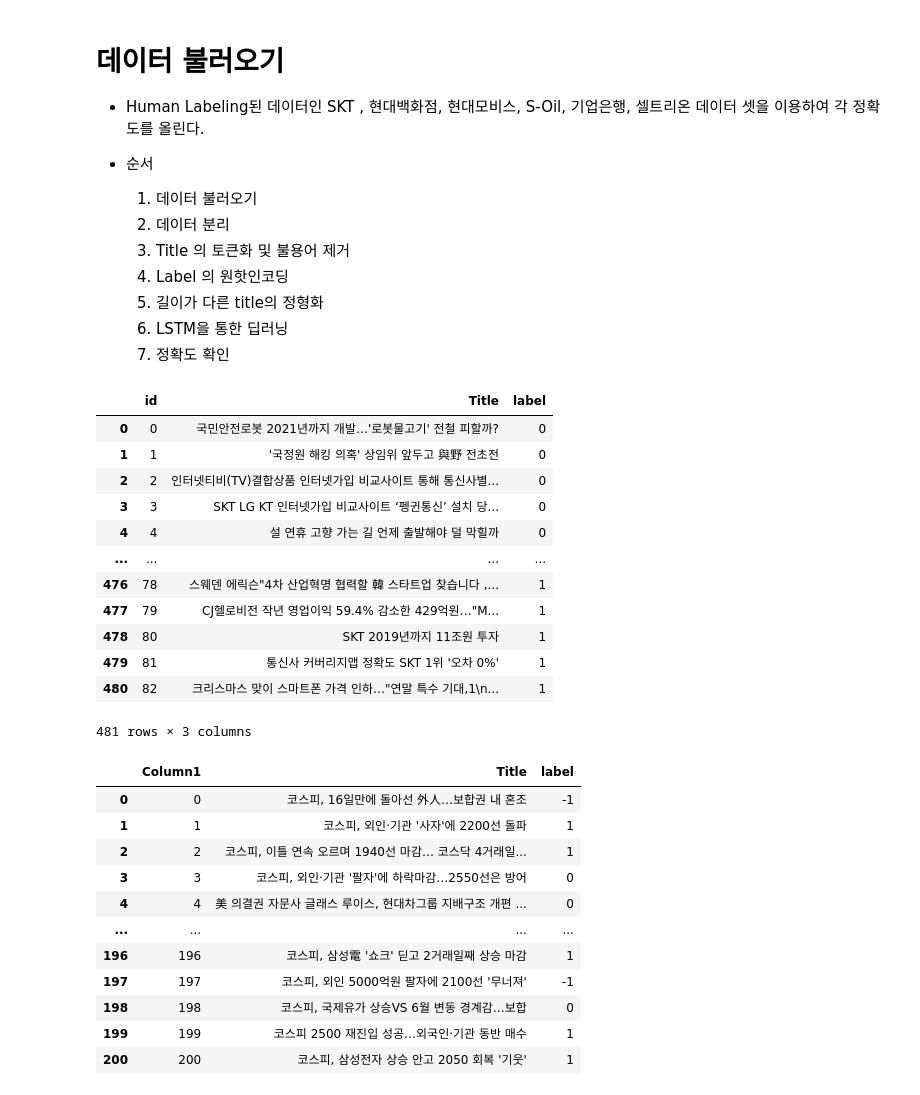
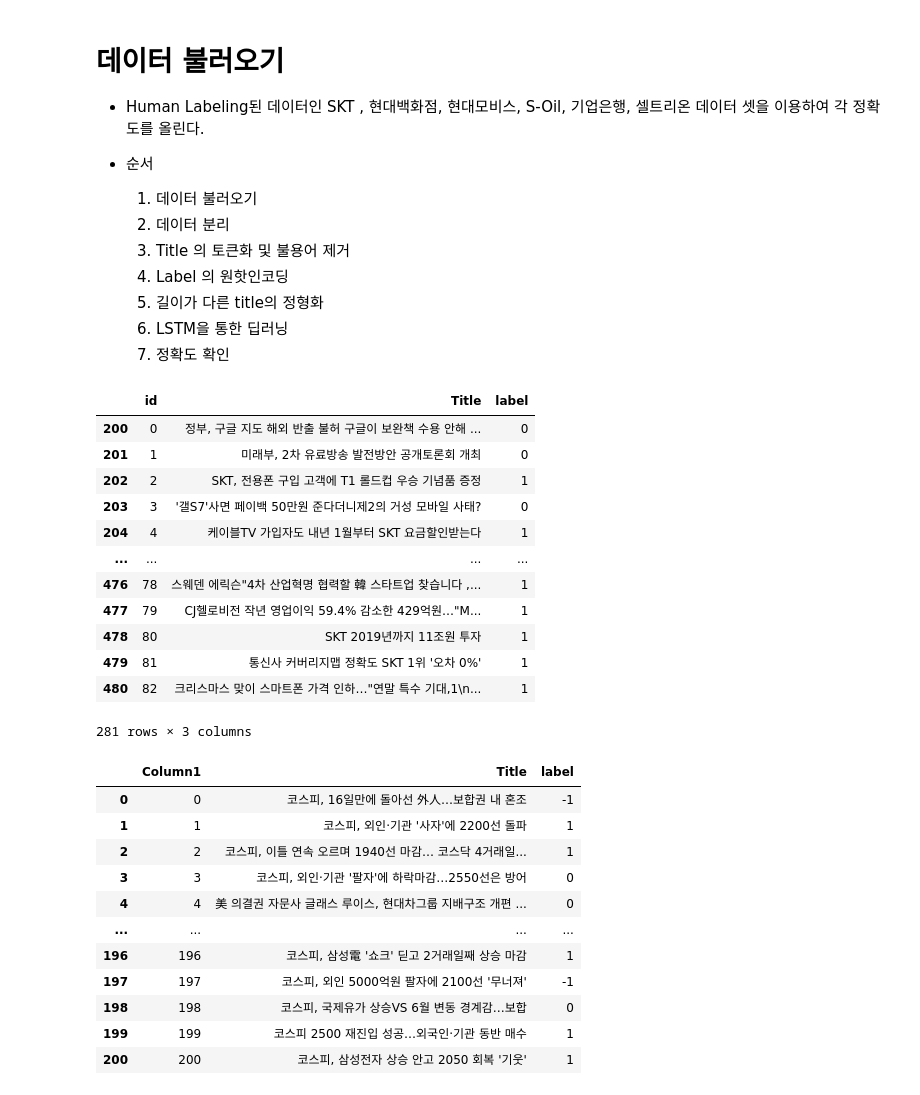
Before and after one commit to mins0022/stock_trading_agent, a Jupyter notebook: Sentiment Analysis/handmade_sentitest/뉴스 기사_감정분석_6종목_V2.ipynb, the cells around one changed output. Saved outputs shown, nothing was run; the diff lists cells and outputs as text; code cells hidden in the pictures.

```diff
--- a/Sentiment Analysis/handmade_sentitest/뉴스 기사_감정분석_6종목_V2.ipynb
+++ b/Sentiment Analysis/handmade_sentitest/뉴스 기사_감정분석_6종목_V2.ipynb
@@ -16,21 +16,24 @@ import numpy as np
     7. 정확도 확인
 # %%
 df_skt = pd.read_csv('./trainingset/SKT_traindata_482.csv')
-df_skt
+df_train_skt = df_skt.iloc[:200]
+df_test_skt = df_skt.iloc[200:]
-# %% [output]
-|  | id | Title | label |
-| 0 | 0 | 국민안전로봇 2021년까지 개발…'로봇물고기' 전철 피할까? | 0 |
-| 1 | 1 | '국정원 해킹 의혹' 상임위 앞두고 與野 전초전 | 0 |
-| 2 | 2 | 인터넷티비(TV)결합상품 인터넷가입 비교사이트 통해 통신사별... | 0 |
-| 3 | 3 | SKT LG KT 인터넷가입 비교사이트 ‘펭귄통신’ 설치 당... | 0 |
-| 4 | 4 | 설 연휴 고향 가는 길 언제 출발해야 덜 막힐까 | 0 |
-| ... | ... | ... | ... |
-| 476 | 78 | 스웨덴 에릭슨"4차 산업혁명 협력할 韓 스타트업 찾습니다 ,... | 1 |
-| 477 | 79 | CJ헬로비전 작년 영업이익 59.4% 감소한 429억원…"M... | 1 |
-| 478 | 80 | SKT 2019년까지 11조원 투자 | 1 |
-| 479 | 81 | 통신사 커버리지맵 정확도 SKT 1위 '오차 0%' | 1 |
-| 480 | 82 | 크리스마스 맞이 스마트폰 가격 인하…"연말 특수 기대,1\n... | 1 |
-481 rows × 3 columns
+# %%
+df_test_skt
+# %% [output]
+|  | id | Title | label |
+| 200 | 0 | 정부, 구글 지도 해외 반출 불허 구글이 보완책 수용 안해 ... | 0 |
+| 201 | 1 | 미래부, 2차 유료방송 발전방안 공개토론회 개최 | 0 |
+| 202 | 2 | SKT, 전용폰 구입 고객에 T1 롤드컵 우승 기념품 증정 | 1 |
+| 203 | 3 | '갤S7'사면 페이백 50만원 준다더니제2의 거성 모바일 사태? | 0 |
+| 204 | 4 | 케이블TV 가입자도 내년 1월부터 SKT 요금할인받는다 | 1 |
+| ... | ... | ... | ... |
+| 476 | 78 | 스웨덴 에릭슨"4차 산업혁명 협력할 韓 스타트업 찾습니다 ,... | 1 |
+| 477 | 79 | CJ헬로비전 작년 영업이익 59.4% 감소한 429억원…"M... | 1 |
+| 478 | 80 | SKT 2019년까지 11조원 투자 | 1 |
+| 479 | 81 | 통신사 커버리지맵 정확도 SKT 1위 '오차 0%' | 1 |
+| 480 | 82 | 크리스마스 맞이 스마트폰 가격 인하…"연말 특수 기대,1\n... | 1 |
+281 rows × 3 columns
 # %%
 df_mobis = pd.read_csv('./trainingset/현대모비스_traindata_200.csv', encoding = 'CP949')
 df_mobis
```
Also changed, not shown: parts of 37 cells of this notebook, 2 other files.
